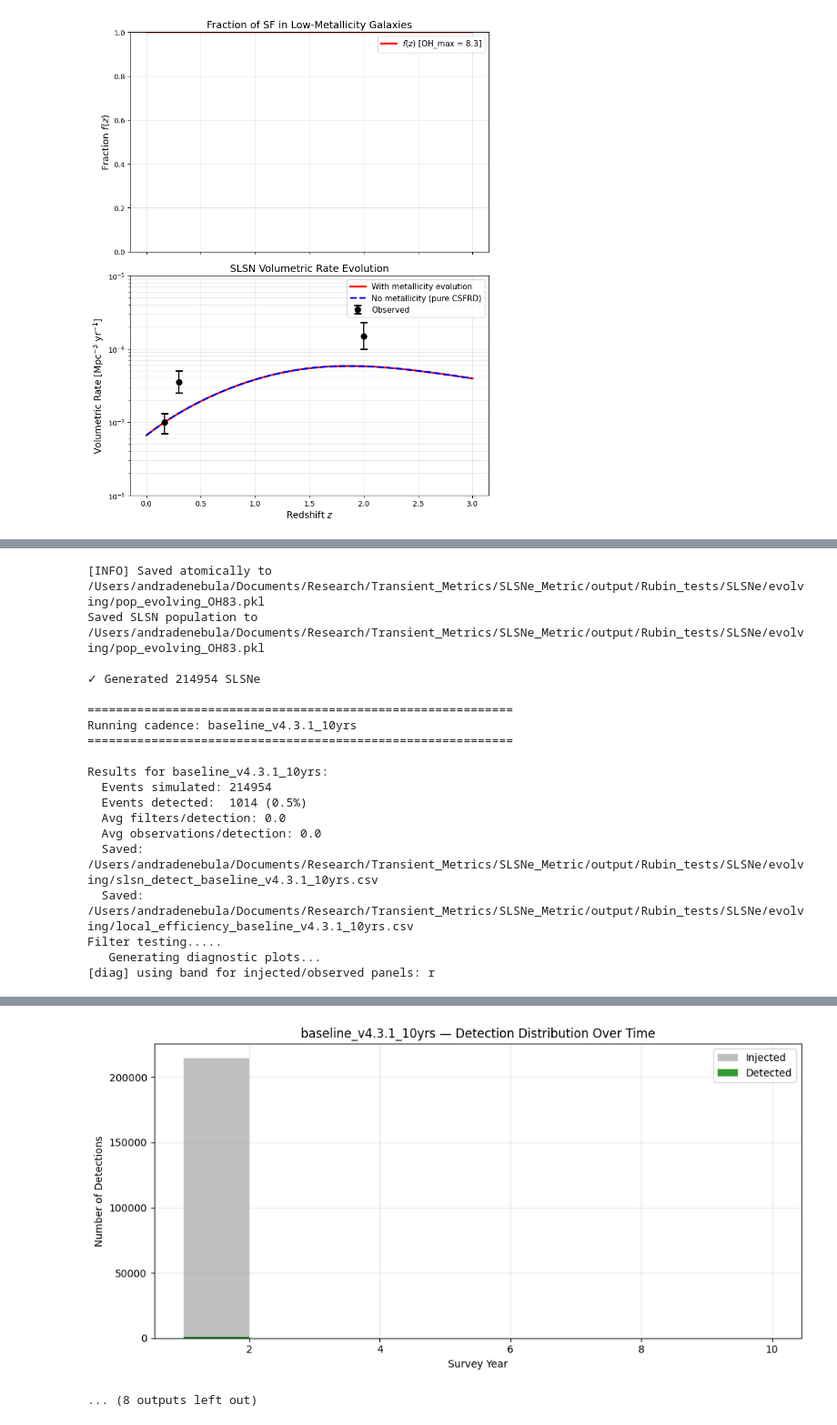
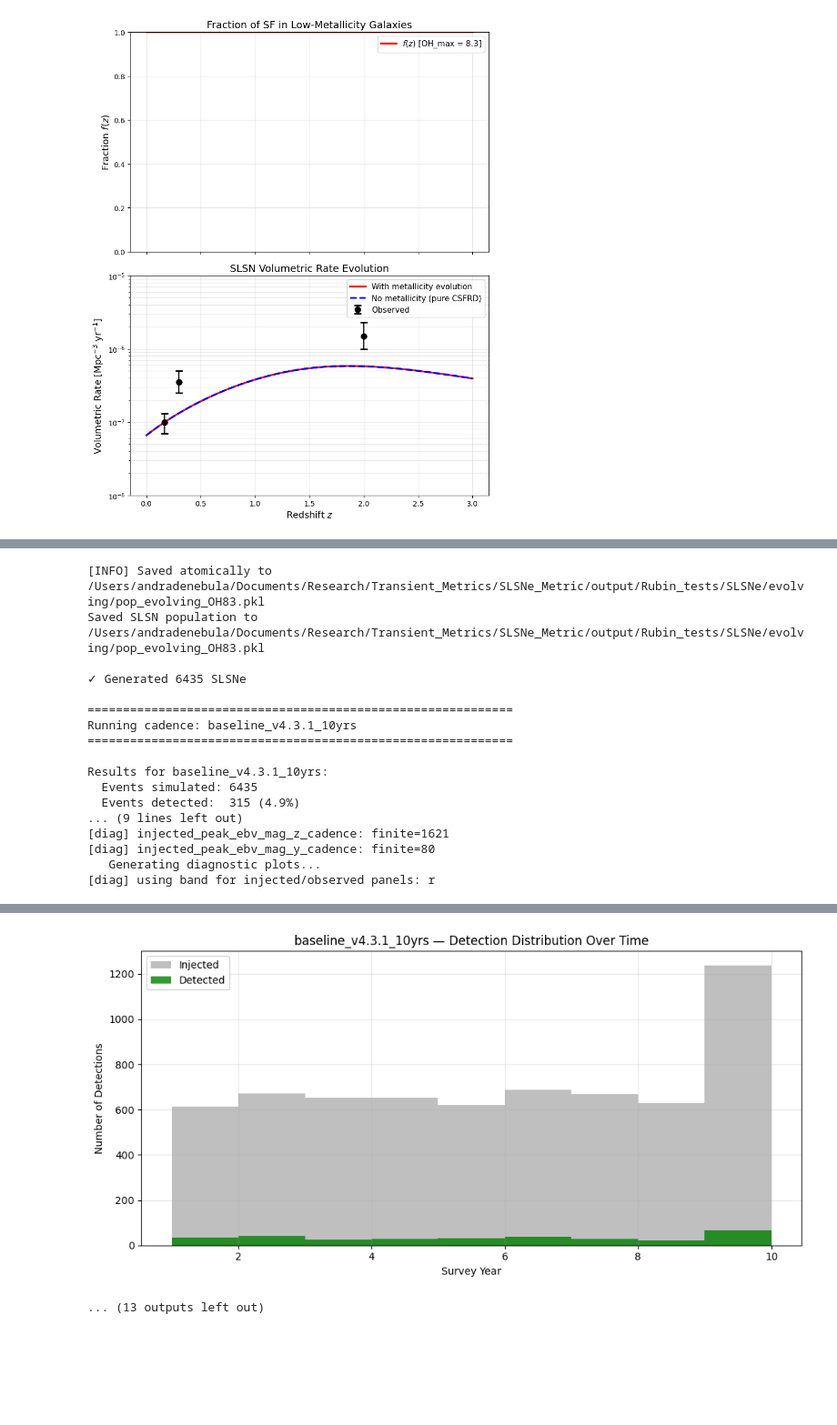
Before and after one commit to andra104/SLSNe_Metric, a Jupyter notebook: notebooks/SLSNe_redshift_variation.ipynb, the cells around one changed output, grey strips where cells are left out. Shown at 91% size. Cells and saved outputs as stored; diff of their text form; code cells hidden in the pictures; blank space fills up the shorter version.

Commit message:
Updated redshift evolving notebook.

```diff
--- a/notebooks/SLSNe_redshift_variation.ipynb
+++ b/notebooks/SLSNe_redshift_variation.ipynb
@@ -1005,9 +995,9 @@ pop_evolving = generate_SLSN_PopSlicer_with_rate_evolution(
     z_ref=0.17,
     OH_max=8.3,                  # Schulze+21 threshold
     z_min=0.1,
-    z_max=2.0,
+    z_max=0.3,
     t_start=1,
-    t_end=365,
+    t_end=3652,
     gal_lat_cut=15.0,            # Optional: avoid Galactic plane
     seed=42,
     save_to=Path("/Users/andradenebula/Documents/Research/Transient_Metrics/SLSNe_Metric/output/Rubin_tests/SLSNe/evolving/pop_evolving_OH83.pkl"),
@@ -1024,7 +1014,7 @@ results_evolving, metric = run_slsn_detect(
     cadences=cadences,
     db_dir=db_dir,
     output_dir=output_dir,
-    store_obs_mode="meta",
+    store_obs_mode="full",
     make_plots=True,
     save_csv=True
 )
@@ -1059,19 +1049,17 @@ Mean redshift: 1.437
 [INFO] Saved atomically to /Users/andradenebula/Documents/Research/Transient_Metrics/SLSNe_Metric/output/Rubin_tests/SLSNe/evolving/pop_evolving_OH83.pkl
 Saved SLSN population to /Users/andradenebula/Documents/Research/Transient_Metrics/SLSNe_Metric/output/Rubin_tests/SLSNe/evolving/pop_evolving_OH83.pkl
 
-✓ Generated 214954 SLSNe
+✓ Generated 6435 SLSNe
 
 ============================================================
 Running cadence: baseline_v4.3.1_10yrs
 ============================================================
 
 Results for baseline_v4.3.1_10yrs:
-  Events simulated: 214954
-  Events detected:  1014 (0.5%)
-  Avg filters/detection: 0.0
-  Avg observations/detection: 0.0
-  Saved: /Users/andradenebula/Documents/Research/Transient_Metrics/SLSNe_Metric/output/Rubin_tests/SLSNe/evolving/slsn_detect_baseline_v4.3.1_10yrs.csv
-  Saved: /Users/andradenebula/Documents/Research/Transient_Metrics/SLSNe_Metric/output/Rubin_tests/SLSNe/evolving/local_efficiency_baseline_v4.3.1_10yrs.csv
-Filter testing.....
+  Events simulated: 6435
+  Events detected:  315 (4.9%)
+... (9 lines left out)
+[diag] injected_peak_ebv_mag_z_cadence: finite=1621
+[diag] injected_peak_ebv_mag_y_cadence: finite=80
    Generating diagnostic plots...
 [diag] using band for injected/observed panels: r
@@ -1079,5 +1067,5 @@ Filter testing.....
-[figure, old version]
+[figure, new version]
-... (8 outputs left out)
+... (13 outputs left out)
 # %%
 # ============================================================================
 # CELL 12: Run All Three Metrics on Evolving Population
```
Also changed, not shown: parts of 14 cells of this notebook, 16 other files.
